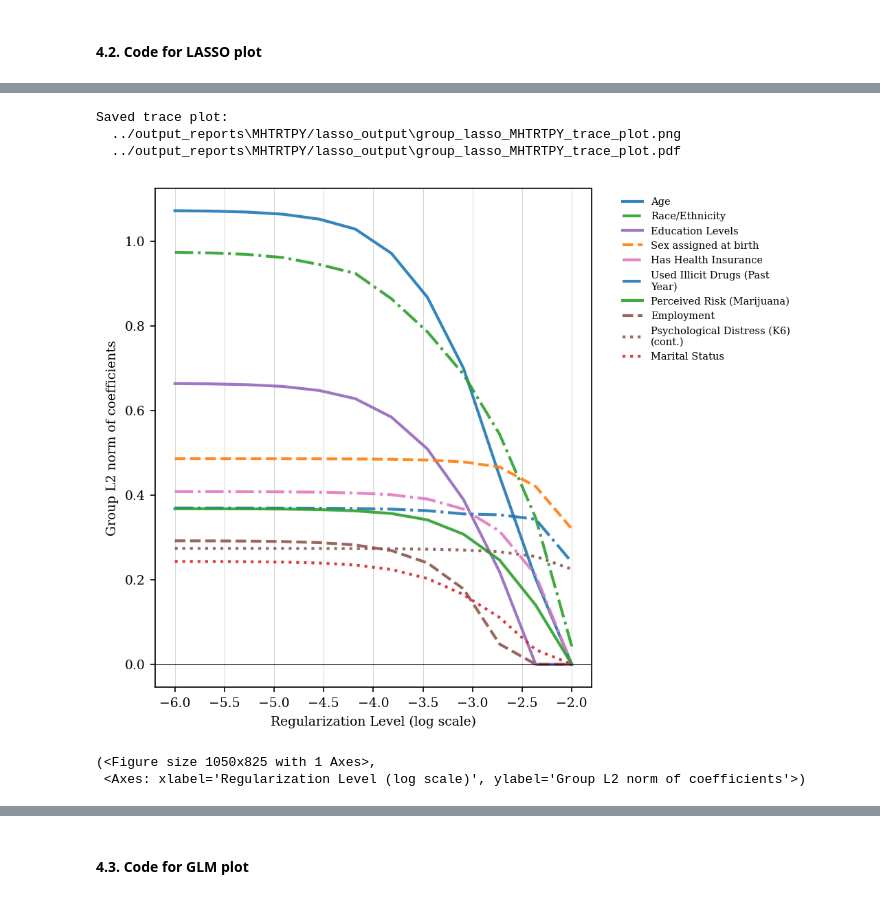
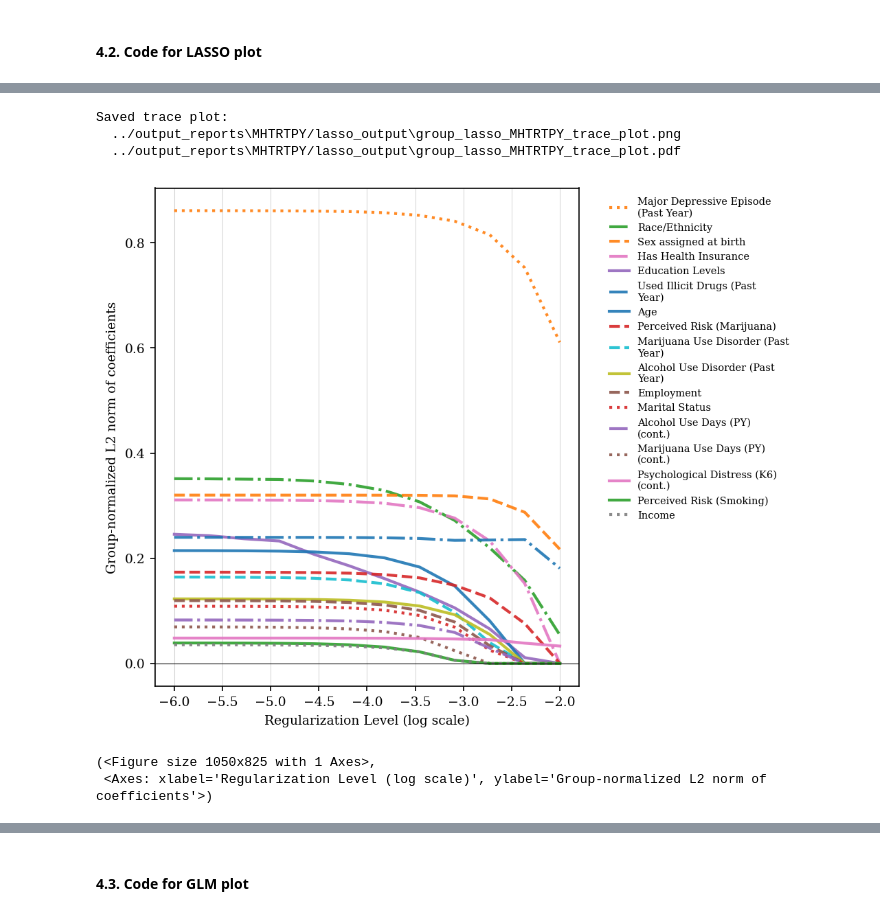
Before and after one commit to bachnguyen234/da401-final-project-bach-nguyen, a Jupyter notebook: code/da401_new_lasso_graphs.ipynb, the cells around one changed output, grey strips where cells are left out. Saved outputs shown, nothing was run; the diff lists cells and outputs as text; code cells hidden in the pictures.

```diff
--- a/code/da401_new_lasso_graphs.ipynb
+++ b/code/da401_new_lasso_graphs.ipynb
@@ -368,14 +368,16 @@ binary_positive = {
     "IRINSUR4": "Has Health Insurance",
     "ILLYR": "Used Illicit Drugs (Past Year)",
     "IRPYUD5ALC": "Alcohol Use Disorder (Past Year)",
-    "IRPYUD5MRJ": "Marijuana Use Disorder (Past Year)"
+    "IRPYUD5MRJ": "Marijuana Use Disorder (Past Year)",
+    "IRAMDEYR": "Major Depressive Episode (Past Year)"
 }
 
 binary_negative = {
     "IRINSUR4": "No Health Insurance",
     "ILLYR": "No Illicit Drug Use (Past Year)",
     "IRPYUD5ALC": "No Alcohol Use Disorder (Past Year)",
-    "IRPYUD5MRJ": "No Marijuana Use Disorder (Past Year)"
+    "IRPYUD5MRJ": "No Marijuana Use Disorder (Past Year)",
+    "IRAMDEYR": "No Major Depressive Episode (Past Year)"
 }
 
 continuous_nice = {
@@ -420,6 +422,8 @@ def pretty_label(raw_feature, wrap=26):
         lab = f"Perceived Risk (Smoking)"
     elif base == "RSKMRJWK":
         lab = f"Perceived Risk (Marijuana)"
+    elif base == "IRAMDEYR":
+        lab = f"Major Depressive Episode (Past Year)"
 
     elif base in binary_positive and (lvl == "1" or lvl is None):
         lab = f"{binary_positive[base]}"
@@ -438,7 +442,7 @@ def plot_lasso_from_export_pretty(
     base_height_per_bar=0.6,
 ):
     path = os.path.join(outdir, f"{target}/group_lasso_output", f"group_lasso_{target}_group_summary.csv")
-    df = pd.read_csv(path).rename(columns={"var_name":"Feature","l2_norm":"L2"})
+    df = pd.read_csv(path).rename(columns={"var_name":"Feature","l2_norm_normed":"L2"})
     df["AbsCoef"] = df["L2"].abs()
     df = df.sort_values("AbsCoef", ascending=False).head(top_n).copy()
     df["Pretty"] = df["Feature"].apply(pretty_label)
@@ -473,7 +477,7 @@ def plot_lasso_from_export_pretty(
     )
     ax.invert_yaxis()
 
-    ax.set_xlabel("L2 norm of Coefficients", labelpad=6)
+    ax.set_xlabel("Group-normalized L2 norm of Coefficients", labelpad=6)
     ax.set_ylabel("")
     ax.set_title("")
 
@@ -544,7 +548,7 @@ def plot_group_lasso_trace_from_csv(
         "log10_group_reg",
         "group",
         "var_name",
-        "l2_norm"
+        "l2_norm_normed"
     }
     missing = required_cols - set(df.columns)
     if missing:
@@ -555,9 +559,9 @@ def plot_group_lasso_trace_from_csv(
     #    Use max L2 norm across the path as an importance measure
     # ------------------------------------------------------------------
     group_stats = (
-        df.groupby(["group", "var_name"], as_index=False)["l2_norm"]
+        df.groupby(["group", "var_name"], as_index=False)["l2_norm_normed"]
           .max()
-          .rename(columns={"l2_norm": "max_l2"})
+          .rename(columns={"l2_norm_normed": "max_l2"})
     )
 
     # Filter by minimum max L2 if desired
@@ -612,7 +616,7 @@ def plot_group_lasso_trace_from_csv(
 
         ax.plot(
             df_g["log10_group_reg"].values,
-            df_g["l2_norm"].values,
+            df_g["l2_norm_normed"].values,
             label=pretty,
             alpha=alpha,
             color=cmap(_ % cmap.N),
@@ -621,7 +625,7 @@ def plot_group_lasso_trace_from_csv(
         )
 
     ax.set_xlabel("Regularization Level (log scale)")
-    ax.set_ylabel("Group L2 norm of coefficients")
+    ax.set_ylabel("Group-normalized L2 norm of coefficients")
     #ax.set_title(f"Group Lasso regularization path – {target}")
     ax.xaxis.grid(True)
     ax.yaxis.grid(False)
@@ -655,12 +659,12 @@ def plot_group_lasso_trace_from_csv(
     plt.show()
     return fig, ax
 # %%
-plot_group_lasso_trace_from_csv("MHTRTPY", top_n=10)
+plot_group_lasso_trace_from_csv("MHTRTPY", top_n=20)
 # %% [output]
 Saved trace plot:
   ../output_reports\MHTRTPY/lasso_output\group_lasso_MHTRTPY_trace_plot.png
   ../output_reports\MHTRTPY/lasso_output\group_lasso_MHTRTPY_trace_plot.pdf
-[figure, old version]
+[figure, new version]
 (<Figure size 1050x825 with 1 Axes>,
- <Axes: xlabel='Regularization Level (log scale)', ylabel='Group L2 norm of coefficients'>)
+ <Axes: xlabel='Regularization Level (log scale)', ylabel='Group-normalized L2 norm of coefficients'>)
 # %%
```
Also changed, not shown: parts of 8 cells of this notebook, 1 other file.
